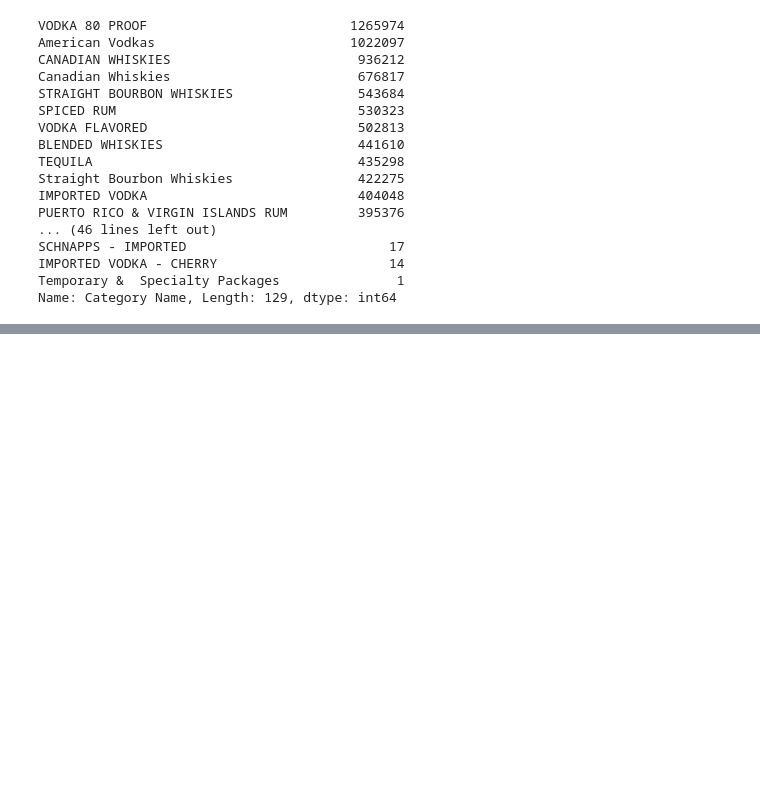
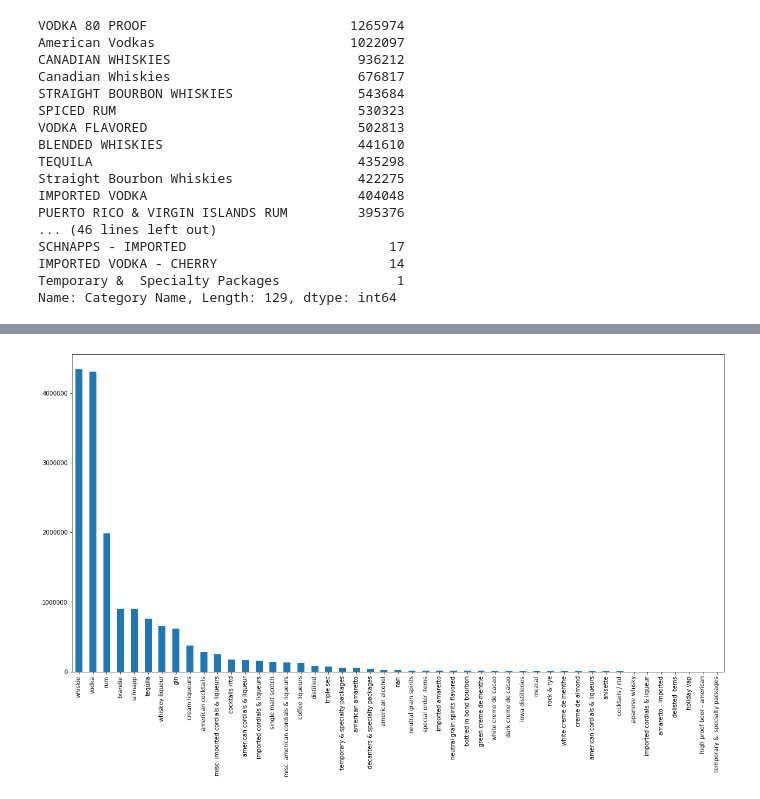
Before and after one commit to b00z3/B00z3, a Jupyter notebook: Iowa_2018.ipynb, the cells around one changed output, grey strips where cells are left out. Drawn from its saved outputs; the diff is of its cells as text; code cells hidden in the pictures; blank space fills up the shorter version.

Commit message:
Bin Iowa liquor categories
ref #6

```diff
--- a/Iowa_2018.ipynb
+++ b/Iowa_2018.ipynb
@@ -269,0 +276,15 @@ Name: Category Name, Length: 129, dtype: int64
+# %%
+df_lower = df.copy()
+# %%
+df_lower['Category Name'] = df['Category Name'].map(lambda x: str(x).lower())
+# %%
+categories_final = ['vodka', 'whiskie', 'rum', 'schnapp', 'brandie', 'gin', 'distilled', 'tequila']
+def map_to_cat(x):
+    for category in categories_final:
+        if category in x:
+            return category
+    else:
+        return x
+
+series_cats = df_lower['Category Name'].map(map_to_cat)
+series_cats.head(50)
@@ -269,0 +309,4 @@ Name: Category Name, Length: 129, dtype: int64
+# %%
+series_cats.value_counts().plot.bar(figsize=(20,10));
+# %% [output]
+[figure, added]
```
Also changed, not shown: parts of 6 cells of this notebook, 1 other file.
